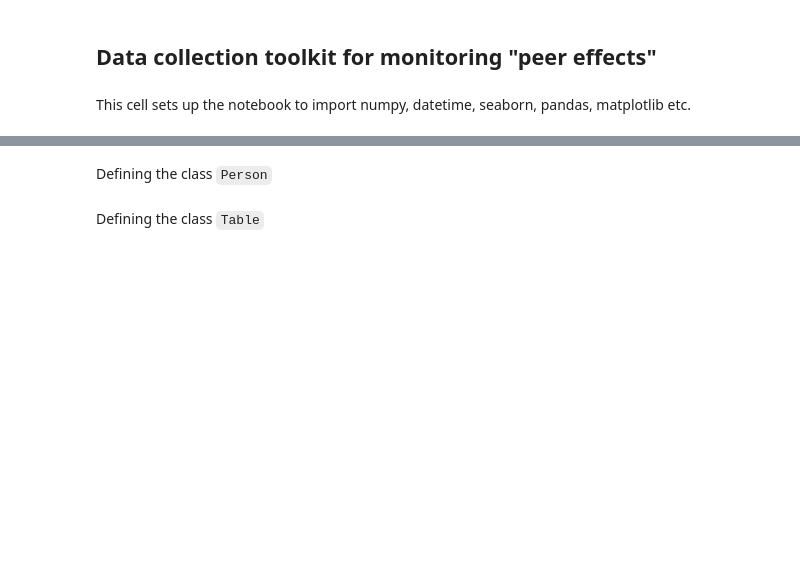
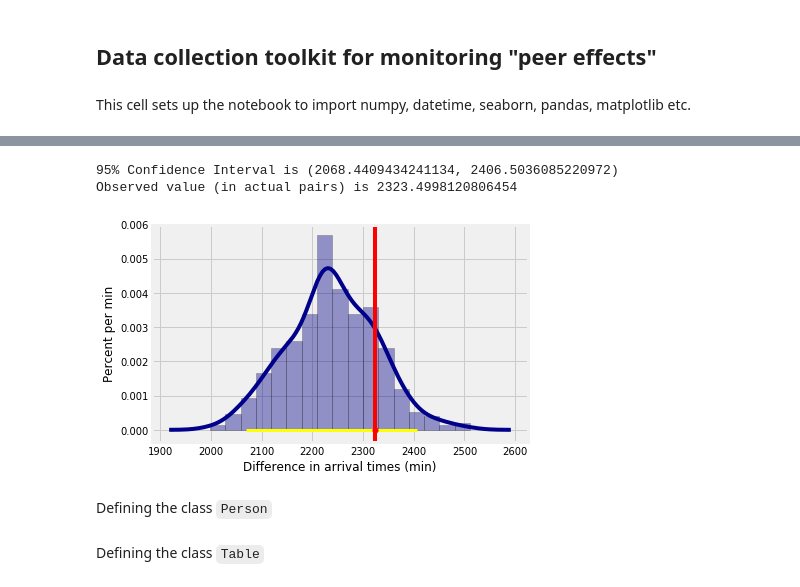
Before and after one commit to rishab231/peerEffects, a Jupyter notebook: dataAPI-nonUser.ipynb, the cells around one changed output, grey strips where cells are left out. Cells and saved outputs as stored; diff of their text form; code cells hidden in the pictures; blank space fills up the shorter version.

```diff
--- a/dataAPI-nonUser.ipynb
+++ b/dataAPI-nonUser.ipynb
@@ -24,3 +56,33 @@ warnings.simplefilter('ignore', FutureWarning)
+# %%
+arrivalData = pd.read_csv("run_500_v2_arrivals.csv")
+arrivalData = np.asarray(arrivalData["0"])
+arrivalDiff = 2323.4998120806454
+# %%
+sns.distplot(arrivalData, hist=True, kde=True, color = 'darkblue',
+             hist_kws={'edgecolor':'black'},
+             kde_kws={'linewidth': 4})
+
+left = np.percentile(arrivalData, 2.5)
+right = np.percentile(arrivalData, 97.5)
+print("95% Confidence Interval is", (left, right))
+print("Observed value (in actual pairs) is", arrivalDiff)
+
+#plt.hist(test_stats)
+plt.plot([left, right], [0, 0], color='yellow', lw=3, zorder=1)
+
+# Observed value statistic on actual_pairs
+plt.scatter(arrivalDiff, 0, color='red', s=30, zorder=2)
+plt.axvline(x=arrivalDiff, color='red')
+
+# Formatting
+plt.xlabel('Difference in arrival times (min)')
+plt.ylabel('Percent per min')
+#plt.title('Side-by-Side Histogram with Multiple Airlines')
+plt.savefig('arrivals.pdf', bbox_inches='tight')
+# %% [output]
+95% Confidence Interval is (2068.4409434241134, 2406.5036085220972)
+Observed value (in actual pairs) is 2323.4998120806454
+[figure, added]
 # %% [markdown]
 Defining the class `Person`
 # %%
```
Also changed, not shown: parts of 3 cells of this notebook, 12 other files.
